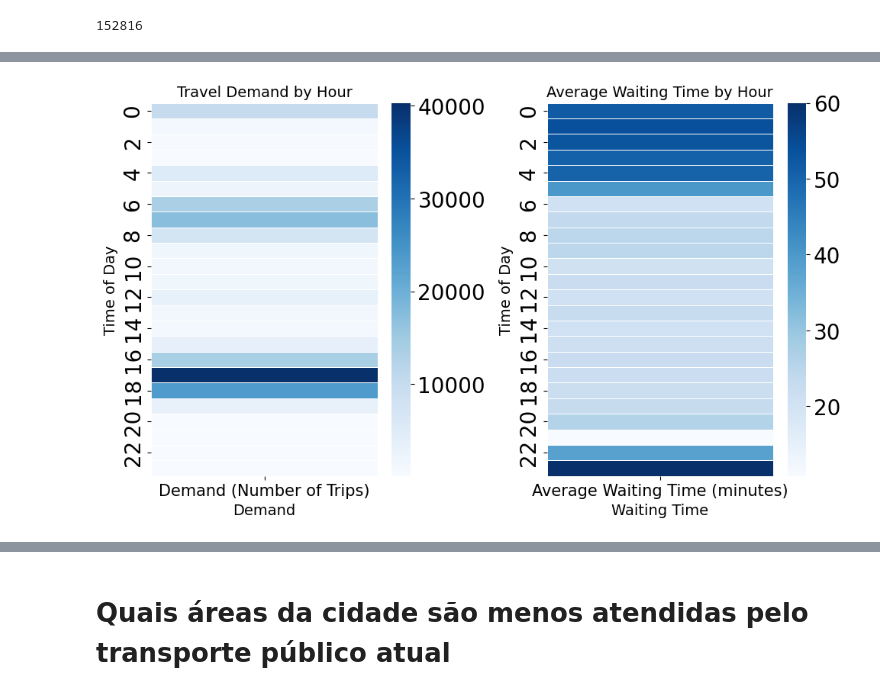
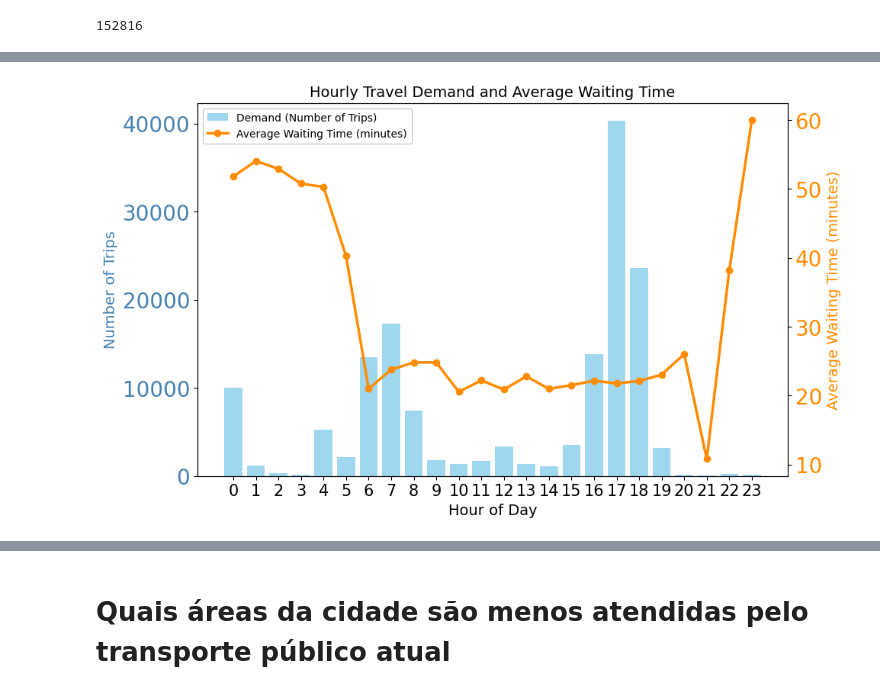
Before and after one commit to Lucas-HenriqueAntonio/SP_Public_Transport_Data_Analysis, a Jupyter notebook: SP_Public_Transport_Data_Analisys.ipynb, the cells around one changed output, grey strips where cells are left out. Cells and saved outputs as stored; diff of their text form; code cells hidden in the pictures.

```diff
--- a/SP_Public_Transport_Data_Analisys.ipynb
+++ b/SP_Public_Transport_Data_Analisys.ipynb
@@ -64,2 +393,16 @@ stops = pd.read_csv(dir_consolidado + 'stops.txt',delimiter=',')
 # %% [markdown]
 # **Quais linhas de ônibus têm os maiores tempos de espera e quais são as mais pontuais?**
+# %%
+# 1️⃣ Executar a célula que contém o código do load_consolidated_gtfs_colab.py (já salva o arquivo)
+# 2️⃣ Agora, importar as funções
+from load_consolidated_gtfs_colab import safe_read_csv
+from pathlib import Path
+
+dir_consolidado = Path("/content/drive/MyDrive/Colab/Datasets/gtfsSP_consolidado")
+
+# 3️⃣ Ler os arquivos e criar as variáveis aqui dentro do notebook
+frequencies = safe_read_csv(dir_consolidado / 'frequencies.txt')
+trips       = safe_read_csv(dir_consolidado / 'trips.txt')
+routes      = safe_read_csv(dir_consolidado / 'routes.txt')
+stop_times  = safe_read_csv(dir_consolidado / 'stop_times.txt')
+stops       = safe_read_csv(dir_consolidado / 'stops.txt')
@@ -378,7 +633,6 @@ print(len(linhas_com_horarios_amostradas))
 152816
 # %%
 import os
-import seaborn as sns
 import matplotlib.pyplot as plt
 import pandas as pd
 
@@ -393,7 +647,7 @@ plt.rcParams.update({
     'ytick.labelsize': 20
 })
 
-# Hora de chegada como inteiro
+# Conversão da hora de chegada para inteiro (0–23)
 linhas_com_horarios_amostradas['hora'] = pd.to_datetime(
     linhas_com_horarios_amostradas['arrival_time'],
     format='%H:%M:%S',
@@ -404,38 +658,59 @@ linhas_com_horarios_amostradas['hora'] = pd.to_datetime(
 demanda_por_hora = linhas_com_horarios_amostradas.groupby('hora').size()
 espera_media_por_hora = linhas_com_horarios_amostradas.groupby('hora')['headway_mins'].mean()
 
-# DataFrame para os heatmaps
-df_heatmap = pd.DataFrame({
+# Garantir índices contínuos de 0 a 23
+df_dual = pd.DataFrame({
     'Demand (Number of Trips)': demanda_por_hora,
     'Average Waiting Time (minutes)': espera_media_por_hora
-}).fillna(0).sort_index()
+}).fillna(0).reindex(range(24), fill_value=0)
 
-# Plot
-fig, (ax1, ax2) = plt.subplots(1, 2, figsize=(10, 6))
+# --- Gráfico combinado (Dual-axis) ---
+fig, ax1 = plt.subplots(figsize=(10, 6))
 
-sns.heatmap(
-    df_heatmap[['Demand (Number of Trips)']],
-    cmap='Blues',
-    linewidths=0.5,
-    ax=ax1,
-    annot=False
+# Barras: Demanda
+bars = ax1.bar(
+    df_dual.index,
+    df_dual['Demand (Number of Trips)'],
+    color='skyblue',
+    label='Demand (Number of Trips)',
+    alpha=0.8
 )
-ax1.set_title('Travel Demand by Hour')
-ax1.set_ylabel('Time of Day')
-ax1.set_xlabel('Demand')
+ax1.set_xlabel('Hour of Day')
+ax1.set_ylabel('Number of Trips', color='steelblue')
+ax1.tick_params(axis='y', labelcolor='steelblue')
+ax1.set_xticks(range(0, 24))
+ax1.set_title('Hourly Travel Demand and Average Waiting Time')
 
-sns.heatmap(
-    df_heatmap[['Average Waiting Time (minutes)']],
-    cmap='Blues',
-    linewidths=0.5,
-    ax=ax2,
-    annot=False
+# Linha: Tempo médio de espera
+ax2 = ax1.twinx()
+line = ax2.plot(
+    df_dual.index,
+    df_dual['Average Waiting Time (minutes)'],
+    color='darkorange',
+    label='Average Waiting Time (minutes)',
+    linewidth=2.5,
+    marker='o'
 )
-ax2.set_title('Average Waiting Time by Hour')
-ax2.set_ylabel('Time of Day')
-ax2.set_xlabel('Waiting Time')
+ax2.set_ylabel('Average Waiting Time (minutes)', color='darkorange')
+ax2.tick_params(axis='y', labelcolor='darkorange')
 
+# --- Legenda compacta e ajustada ---
+lines_labels = [bars, line[0]]
+labels = [l.get_label() for l in lines_labels]
+leg = ax1.legend(
+    lines_labels,
+    labels,
+    loc='upper left',
+    fontsize=10,        # 🔹 tamanho da fonte reduzido
+    frameon=True,       # mantém uma caixa leve
+    framealpha=0.8,     # leve transparência
+    fancybox=True,      # cantos arredondados
+    edgecolor='gray'    # borda sutil
+)
+leg.get_frame().set_linewidth(0.5)  # 🔹 borda fina
+
+# Layout e salvamento
 plt.tight_layout(pad=1.2)
-plt.savefig("figs_eps/heatmap_hour_demand_wait.eps", format="eps", dpi=300, bbox_inches="tight")
+plt.savefig("figs_eps/dual_axis_demand_wait.eps", format="eps", dpi=300, bbox_inches="tight")
 plt.show()
 # %% [output]
@@ -442 +718 @@ plt.show()
-[figure, old version]
+[figure, new version]
```
Also changed, not shown: parts of 37 cells of this notebook.
